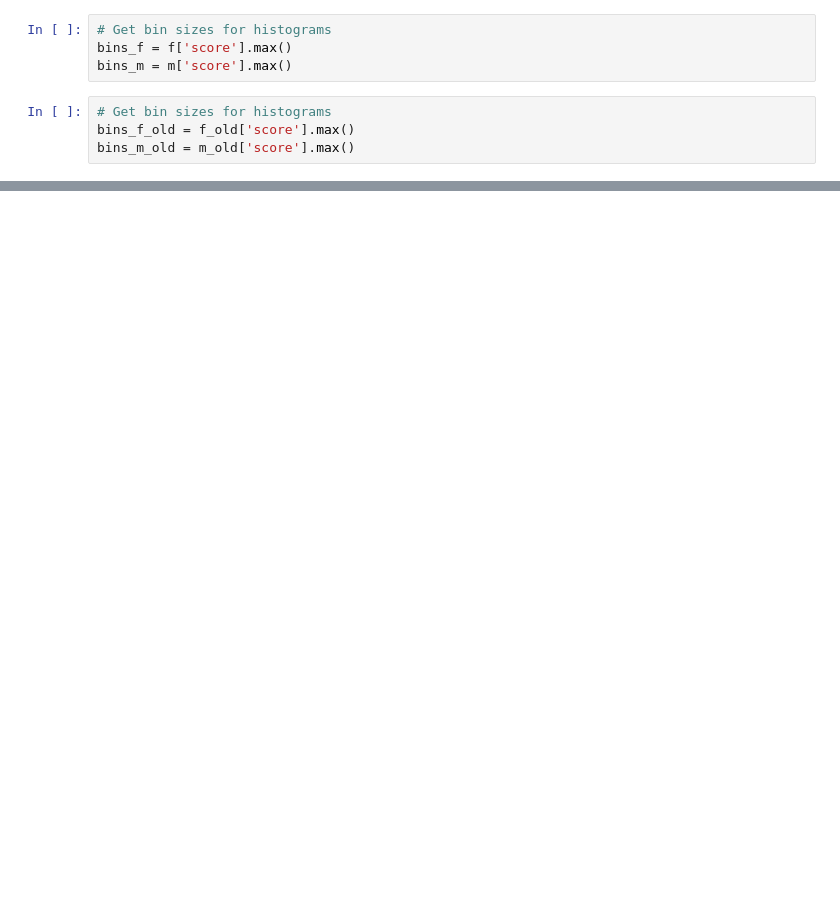
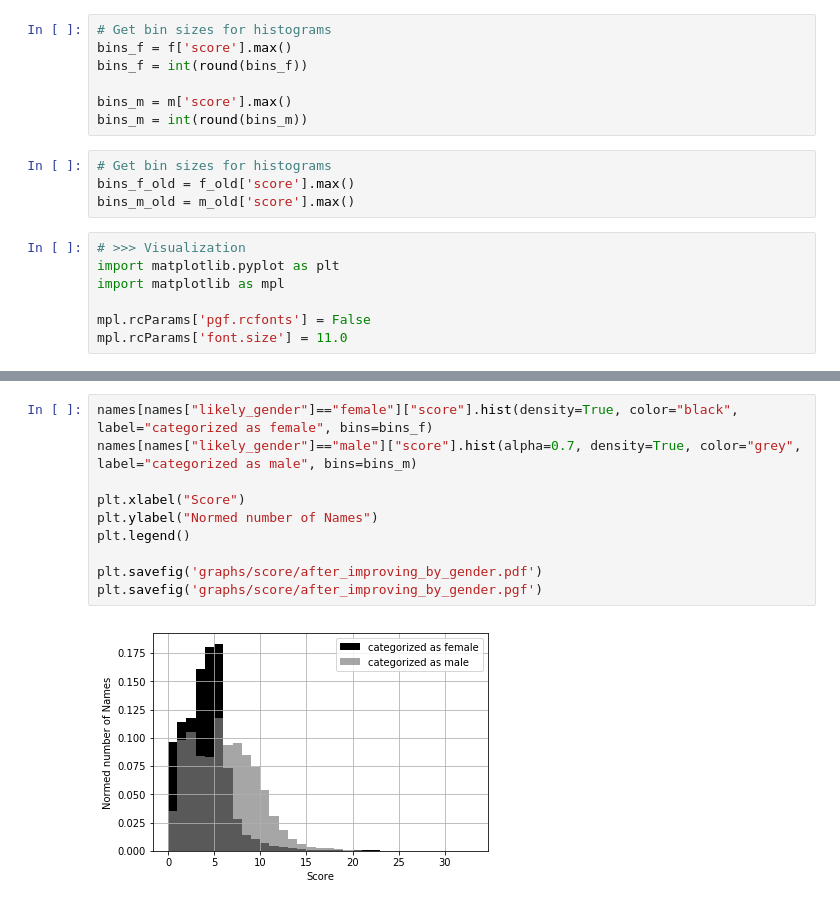
Before and after one commit to LiFaytheGoblin/Gender-Equality-in-CS-Publications, a Jupyter notebook: DataGatheringAndCleaning6_TestDataQuality1_ScoreDistribution.ipynb, the cells around one changed output, grey strips where cells are left out. Saved outputs shown, nothing was run; the diff lists cells and outputs as text; blank space fills up the shorter version.

```diff
--- a/DataGatheringAndCleaning6_TestDataQuality1_ScoreDistribution.ipynb
+++ b/DataGatheringAndCleaning6_TestDataQuality1_ScoreDistribution.ipynb
@@ -32,9 +50,19 @@ m_old = names_old[names_old['likely_gender'] == 'male']
 # %%
 # Get bin sizes for histograms
 bins_f = f['score'].max()
+bins_f = int(round(bins_f))
+
 bins_m = m['score'].max()
+bins_m = int(round(bins_m))
 # %%
 # Get bin sizes for histograms
 bins_f_old = f_old['score'].max()
 bins_m_old = m_old['score'].max()
+# %%
+# >>> Visualization
+import matplotlib.pyplot as plt
+import matplotlib as mpl
+
+mpl.rcParams['pgf.rcfonts'] = False
+mpl.rcParams['font.size'] = 11.0
 # %%
@@ -63,0 +98,12 @@ plt.legend()
+# %%
+names[names["likely_gender"]=="female"]["score"].hist(density=True, color="black", label="categorized as female", bins=bins_f)
+names[names["likely_gender"]=="male"]["score"].hist(alpha=0.7, density=True, color="grey", label="categorized as male", bins=bins_m)
+
+plt.xlabel("Score")
+plt.ylabel("Normed number of Names")
+plt.legend()
+
+plt.savefig('graphs/score/after_improving_by_gender.pdf')
+plt.savefig('graphs/score/after_improving_by_gender.pgf')
+# %% [output]
+[figure, added]
```
Also changed, not shown: parts of 9 cells of this notebook, 16 other files.
